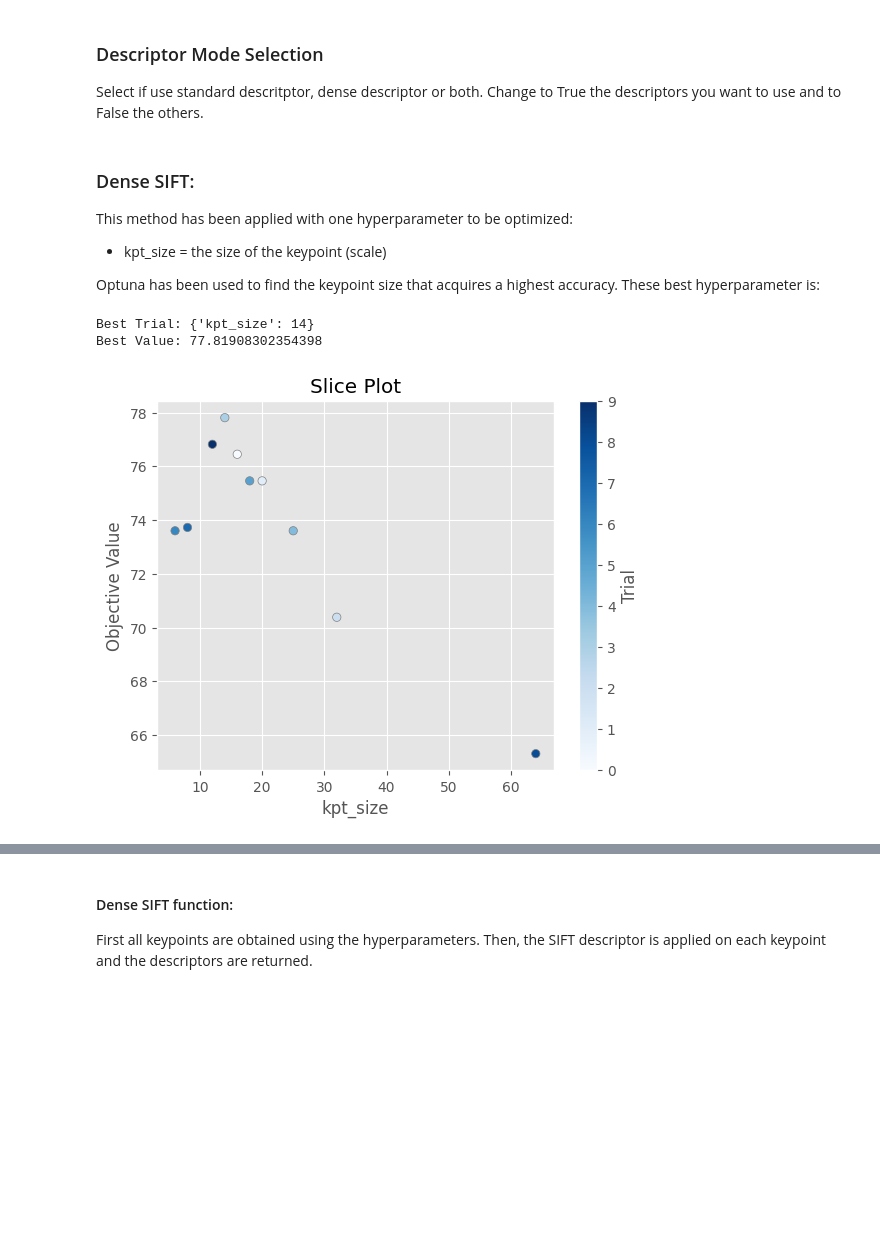
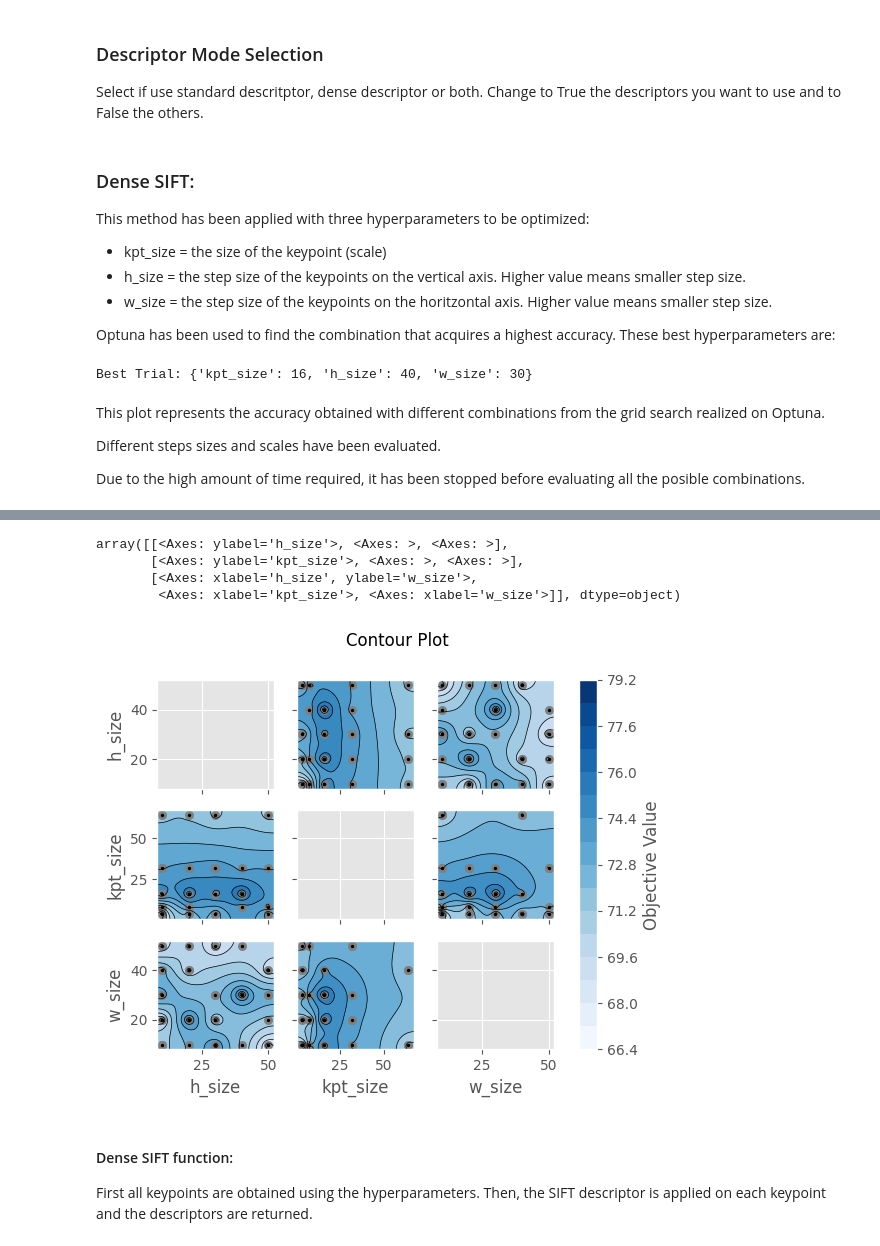
Before and after one commit to MCV-C3/project23-24-01, a Jupyter notebook: Task1/BagofVisualWords.ipynb, the cells around one changed output, grey strips where cells are left out. Cells and saved outputs as stored; diff of their text form; code cells hidden in the pictures; blank space fills up the shorter version.

```diff
--- a/Task1/BagofVisualWords.ipynb
+++ b/Task1/BagofVisualWords.ipynb
@@ -39,10 +41,0 @@ The number of features has been optimized to maximize the accuracy of the method
-# %%
-study = optuna.load_study(storage="sqlite:///c3_task1.db", study_name="siftV0")
-
-optuna.visualization.matplotlib.plot_slice(study)
-
-
-# Get the best hyperparameters
-best_trial = study.best_trial
-best_params = best_trial.params
-print(f"Best Trial: {best_params}")
@@ -61,19 +57,32 @@ dense_descriptor = True
 standard_descriptor = True
 # %% [markdown]
 ### Dense SIFT:
-This method has been applied with one hyperparameter to be optimized:
+This method has been applied with three hyperparameters to be optimized:
 - kpt_size = the size of the keypoint (scale)
+- h_size = the step size of the keypoints on the vertical axis. Higher value means smaller step size.
+- w_size = the step size of the keypoints on the horitzontal axis. Higher value means smaller step size.
 
-Optuna has been used to find the keypoint size that acquires a highest accuracy. These best hyperparameter is:
+Optuna has been used to find the combination that acquires a highest accuracy. These best hyperparameters are:
 # %%
-study = optuna.load_study(storage="sqlite:///c3_task1.db", study_name="siftV3")
-optuna.visualization.matplotlib.plot_slice(study)
+import optuna
+import matplotlib.pyplot as plt
 
-# Get the best hyperparameter
+# Optuna study for dense SIFT hyperparameters
+study = optuna.load_study(storage="sqlite:///c3_task1.db", study_name="sift_v1")
+
+# Get the best hyperparameters
 best_trial = study.best_trial
-print(f"Best Trial: {best_trial.params}")
-print(f"Best Value: {best_trial.value}")
+best_params = best_trial.params
+print(f"Best Trial: {best_params}")
 # %% [output]
-Best Trial: {'kpt_size': 14}
-Best Value: 77.81908302354398
+Best Trial: {'kpt_size': 16, 'h_size': 40, 'w_size': 30}
-[figure, removed]
+# %% [markdown]
+This plot represents the accuracy obtained with different combinations from the grid search realized on Optuna.
+
+Different steps sizes and scales have been evaluated.
+
+
+Due to the high amount of time required, it has been stopped before evaluating all the posible combinations.
+# %%
+optuna.visualization.matplotlib.plot_contour(study)
+# %% [output]
@@ -80,3 +90,8 @@ Best Value: 77.81908302354398
+array([[<Axes: ylabel='h_size'>, <Axes: >, <Axes: >],
+       [<Axes: ylabel='kpt_size'>, <Axes: >, <Axes: >],
+       [<Axes: xlabel='h_size', ylabel='w_size'>,
+        <Axes: xlabel='kpt_size'>, <Axes: xlabel='w_size'>]], dtype=object)
+[figure, added]
 # %% [markdown]
 #### Dense SIFT function:
 First all keypoints are obtained using the hyperparameters. Then, the SIFT descriptor is applied on each keypoint and the descriptors are returned.
```
Also changed, not shown: parts of 40 cells of this notebook, 4 other files.
